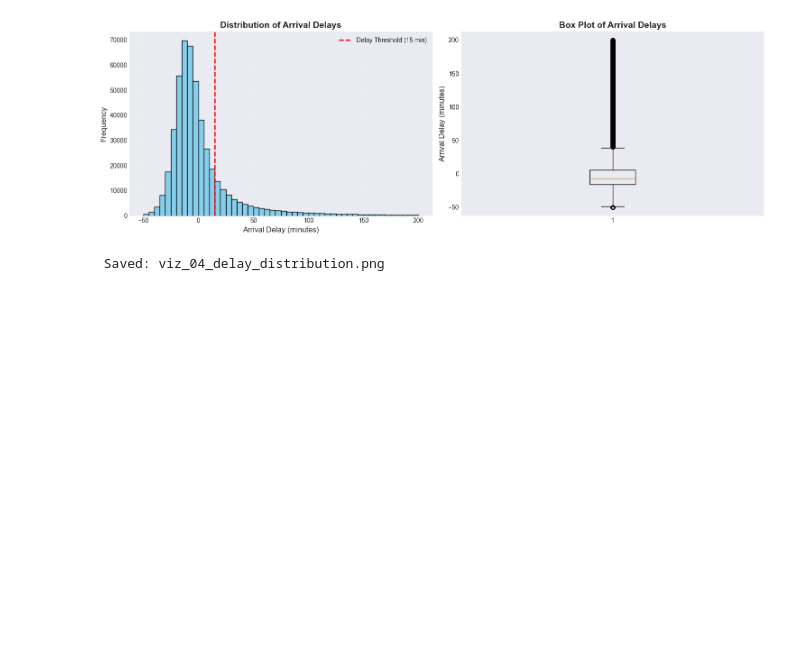
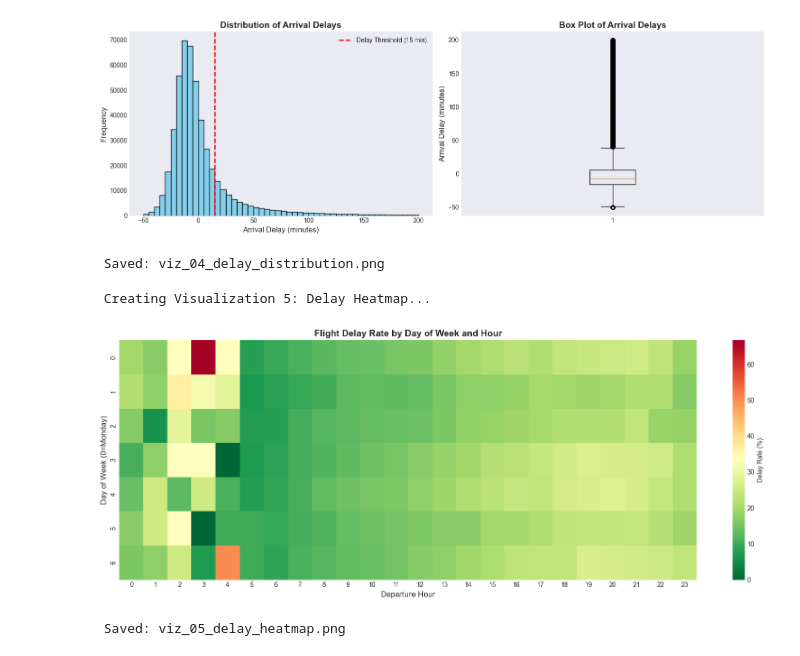
Before and after one commit to KL193/Flight_Delay_DataAnalysis, a Jupyter notebook: flight_delay_analysis.ipynb, the cells around one changed output. Drawn from its saved outputs; the diff is of its cells as text; code cells hidden in the pictures; blank space fills up the shorter version.

```diff
--- a/flight_delay_analysis.ipynb
+++ b/flight_delay_analysis.ipynb
@@ -511,3 +511,27 @@ if 'ARR_DELAY' in df.columns:
  Creating Visualization 4: Delay Distribution...
 [figure]
  Saved: viz_04_delay_distribution.png
+# %%
+print("\n Creating Visualization 5: Delay Heatmap...")
+
+if 'DAY_OF_WEEK' in df.columns and 'DEP_HOUR' in df.columns and 'IS_DELAYED' in df.columns:
+    # Calculate delay rate by day and hour
+    delay_heatmap = df.groupby(['DAY_OF_WEEK', 'DEP_HOUR'])['IS_DELAYED'].mean().reset_index()
+    delay_pivot = delay_heatmap.pivot(index='DAY_OF_WEEK', columns='DEP_HOUR', values='IS_DELAYED')
+
+    # Create heatmap
+    plt.figure(figsize=(16, 6))
+    sns.heatmap(delay_pivot * 100, annot=False, fmt='.1f', cmap='RdYlGn_r',
+                cbar_kws={'label': 'Delay Rate (%)'})
+
+    plt.xlabel('Departure Hour', fontsize=12)
+    plt.ylabel('Day of Week (0=Monday)', fontsize=12)
+    plt.title('Flight Delay Rate by Day of Week and Hour', fontsize=14, fontweight='bold')
+    plt.tight_layout()
+    plt.savefig('viz_05_delay_heatmap.png', dpi=300, bbox_inches='tight')
+    plt.show()
+    print(" Saved: viz_05_delay_heatmap.png")
+# %% [output]
+ Creating Visualization 5: Delay Heatmap...
+[figure, added]
+ Saved: viz_05_delay_heatmap.png
```
Also changed, not shown: 1 other file.
